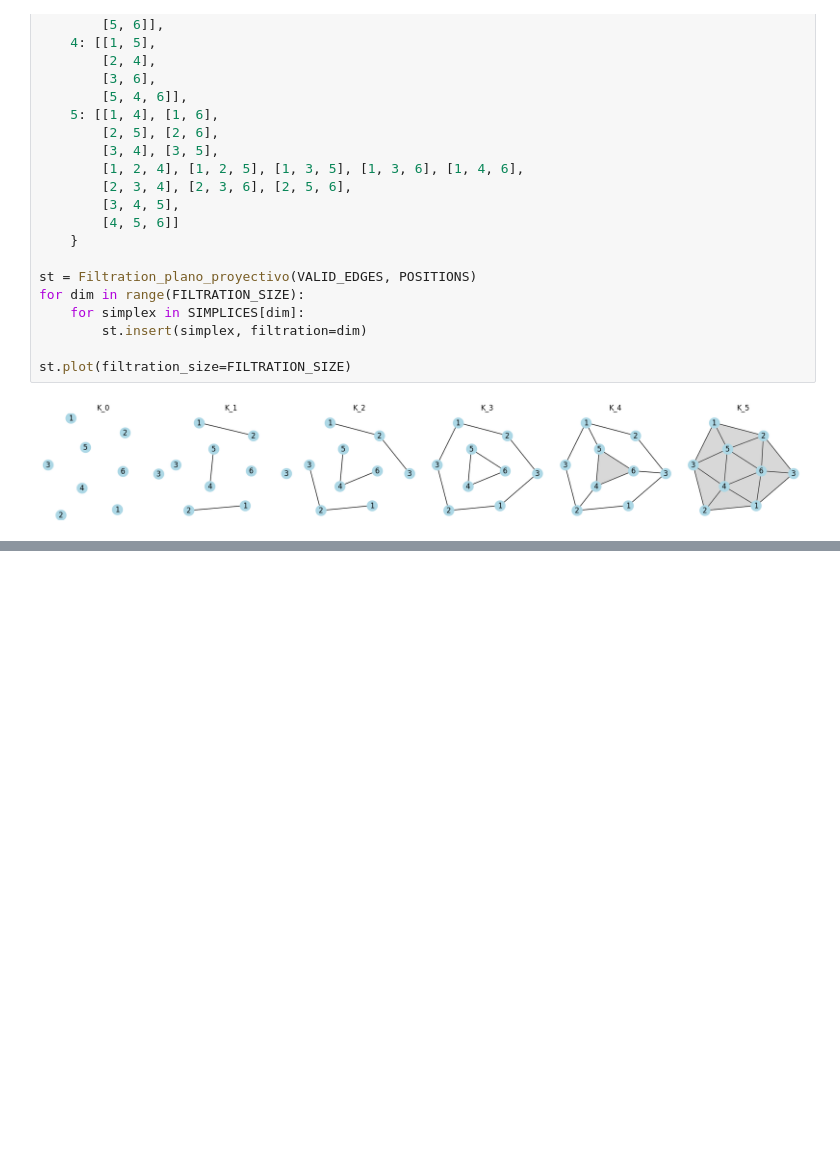
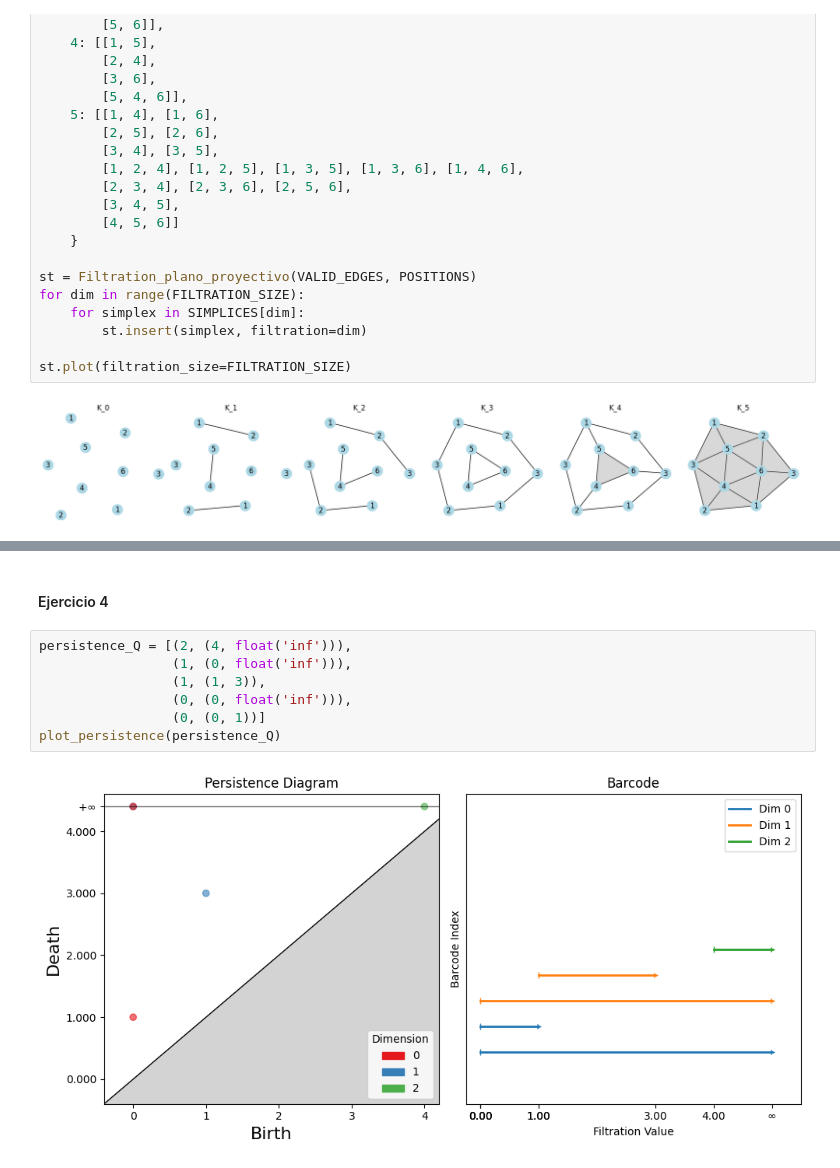
Before and after one commit to aaronbernal28/DataTopology-2025, a Jupyter notebook: notebooks/VR_y_homologia_persistente.ipynb, the cells around one changed output, grey strips where cells are left out. Saved outputs shown, nothing was run; the diff lists cells and outputs as text; blank space fills up the shorter version.

```diff
--- a/notebooks/VR_y_homologia_persistente.ipynb
+++ b/notebooks/VR_y_homologia_persistente.ipynb
@@ -204,0 +178,11 @@ plot_persistence(persistence)
+# %% [markdown]
+#### Ejercicio 4
+# %%
+persistence_Q = [(2, (4, float('inf'))),
+                 (1, (0, float('inf'))),
+                 (1, (1, 3)),
+                 (0, (0, float('inf'))),
+                 (0, (0, 1))]
+plot_persistence(persistence_Q)
+# %% [output]
+[figure, added]
```
Also changed, not shown: parts of 15 cells of this notebook, 2 other files.
